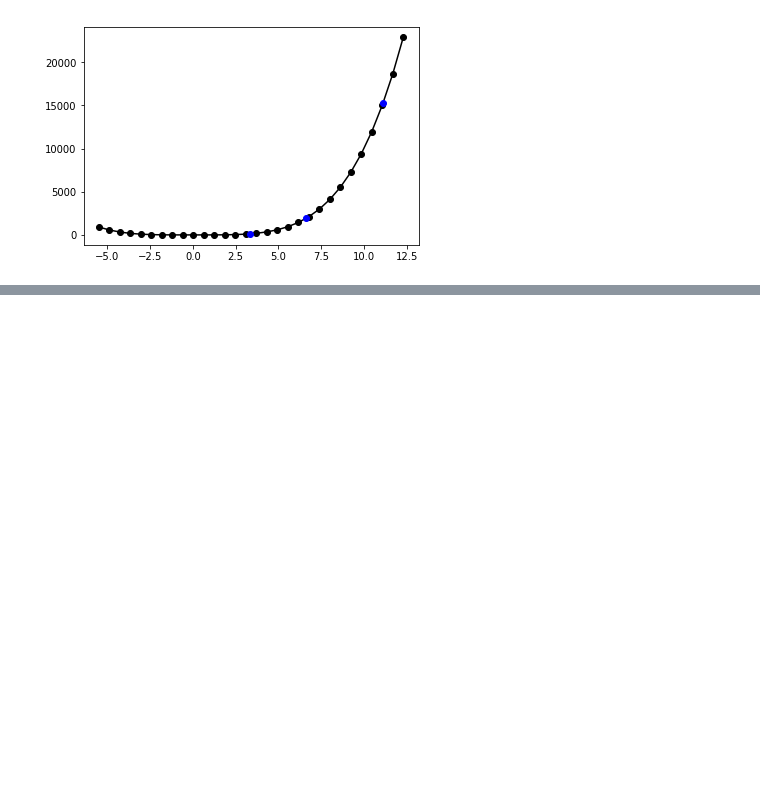
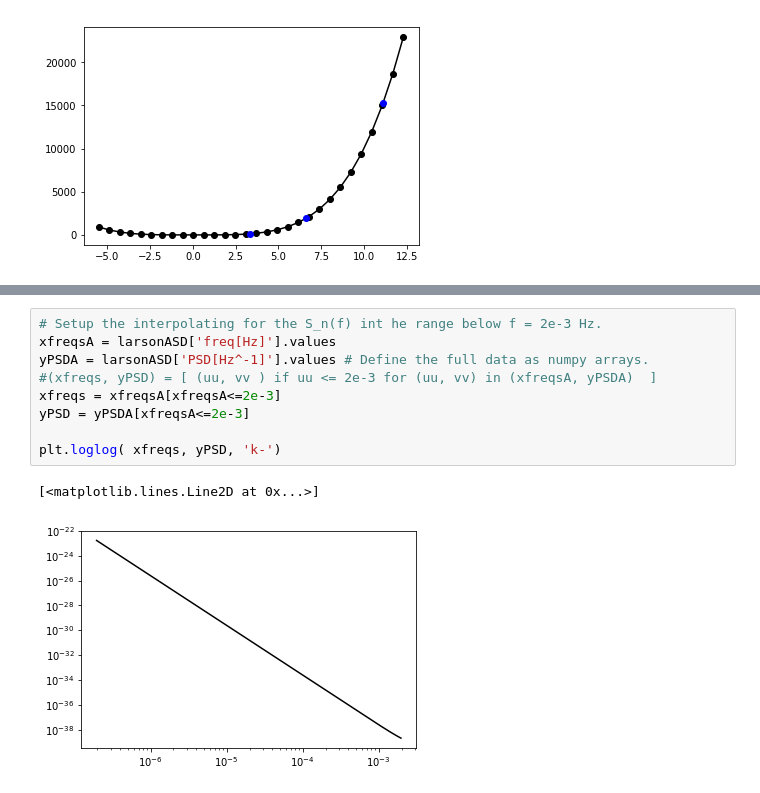
Before and after one commit to gabella/exoplanetsMath, a Jupyter notebook: python/GWStrainPlotsSNR.ipynb, the cells around one changed output, grey strips where cells are left out. Cells and saved outputs as stored; diff of their text form; blank space fills up the shorter version.

```diff
--- a/python/GWStrainPlotsSNR.ipynb
+++ b/python/GWStrainPlotsSNR.ipynb
@@ -363,0 +372,12 @@ SyntaxError: unexpected EOF while parsing (<ipython-input-25-65a7d30be163>, line
+# %%
+# Setup the interpolating for the S_n(f) int he range below f = 2e-3 Hz.
+xfreqsA = larsonASD['freq[Hz]'].values
+yPSDA = larsonASD['PSD[Hz^-1]'].values # Define the full data as numpy arrays.
+#(xfreqs, yPSD) = [ (uu, vv ) if uu <= 2e-3 for (uu, vv) in (xfreqsA, yPSDA)  ]
+xfreqs = xfreqsA[xfreqsA<=2e-3]
+yPSD = yPSDA[xfreqsA<=2e-3]
+
+plt.loglog( xfreqs, yPSD, 'k-')
+# %% [output]
+[<matplotlib.lines.Line2D at 0x...>]
+[figure, added]
```
Also changed, not shown: parts of 13 cells of this notebook, 8 other files.
